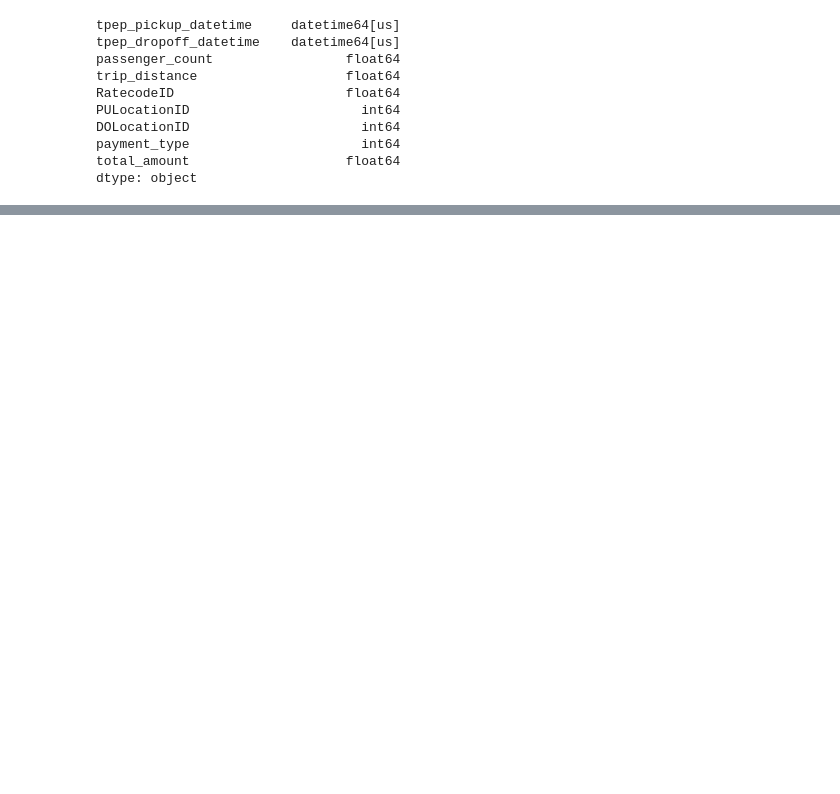
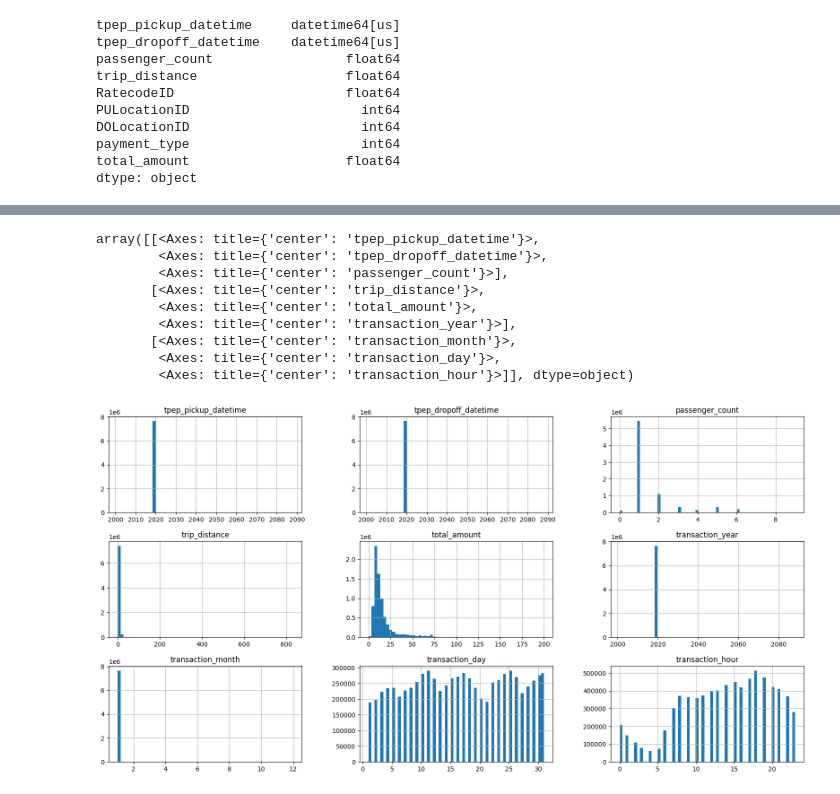
Before and after one commit to jdmartinev/mlproject, a Jupyter notebook: notebooks/a_preparation.ipynb, the cells around one changed output, grey strips where cells are left out. Drawn from its saved outputs; the diff is of its cells as text; code cells hidden in the pictures; blank space fills up the shorter version.

Commit message:
data preparation

```diff
--- a/notebooks/a_preparation.ipynb
+++ b/notebooks/a_preparation.ipynb
@@ -214,3 +216,5 @@ print(df.shape,df_filtered.shape)
+# %%
+df_filtered = pd.read_parquet('../data/filtered_data.parquet')
 # %%
 #once agian, check for null data
 df_filtered.isna().sum()
@@ -258,7 +264,7 @@ max_nulls_allowed = 0
 nulls_per_row = df_filtered.isnull().sum(axis=1)
 print("Samples Before Removal : {}".format(df_filtered.shape[0]))
 # Filter out rows with more than the allowed number of null values
-df_filtered = df_filtered[nulls_per_row < max_nulls_allowed]
-print("Samples After Removal : {}".format(df_temp.shape[0]))
+df_filtered = df_filtered[nulls_per_row <= max_nulls_allowed]
+print("Samples After Removal : {}".format(df_filtered.shape[0]))
 # %% [output]
 Samples Before Removal : 7688319
@@ -279,3 +310,15 @@ DOLocationID                      int64
 payment_type                      int64
 total_amount                    float64
 dtype: object
+# %%
+#Transforming variables into the formats we need them
+df_prepared.loc[:,'RatecodeID']   = df_prepared['RatecodeID'].astype(str)
+df_prepared.loc[:,'PULocationID'] = df_prepared['PULocationID'].astype(str)
+df_prepared.loc[:,'DOLocationID'] = df_prepared['DOLocationID'].astype(str)
+df_prepared.loc[:,'payment_type'] = df_prepared['payment_type'].astype(str)
+# %%
+#Converting time in features useful for the analysis
+df_prepared['transaction_year'] = df_prepared['tpep_pickup_datetime'].dt.year
+df_prepared['transaction_month'] = df_prepared['tpep_pickup_datetime'].dt.month
+df_prepared['transaction_day'] = df_prepared['tpep_pickup_datetime'].dt.day
+df_prepared['transaction_hour'] = df_prepared['tpep_pickup_datetime'].dt.hour
@@ -281,0 +334,13 @@ dtype: object
+# %%
+df_prepared.hist(figsize=(20,10), bins=60)
+# %% [output]
+array([[<Axes: title={'center': 'tpep_pickup_datetime'}>,
+        <Axes: title={'center': 'tpep_dropoff_datetime'}>,
+        <Axes: title={'center': 'passenger_count'}>],
+       [<Axes: title={'center': 'trip_distance'}>,
+        <Axes: title={'center': 'total_amount'}>,
+        <Axes: title={'center': 'transaction_year'}>],
+       [<Axes: title={'center': 'transaction_month'}>,
+        <Axes: title={'center': 'transaction_day'}>,
+        <Axes: title={'center': 'transaction_hour'}>]], dtype=object)
+[figure, added]
```
Also changed, not shown: parts of 10 cells of this notebook, 1 other file.
